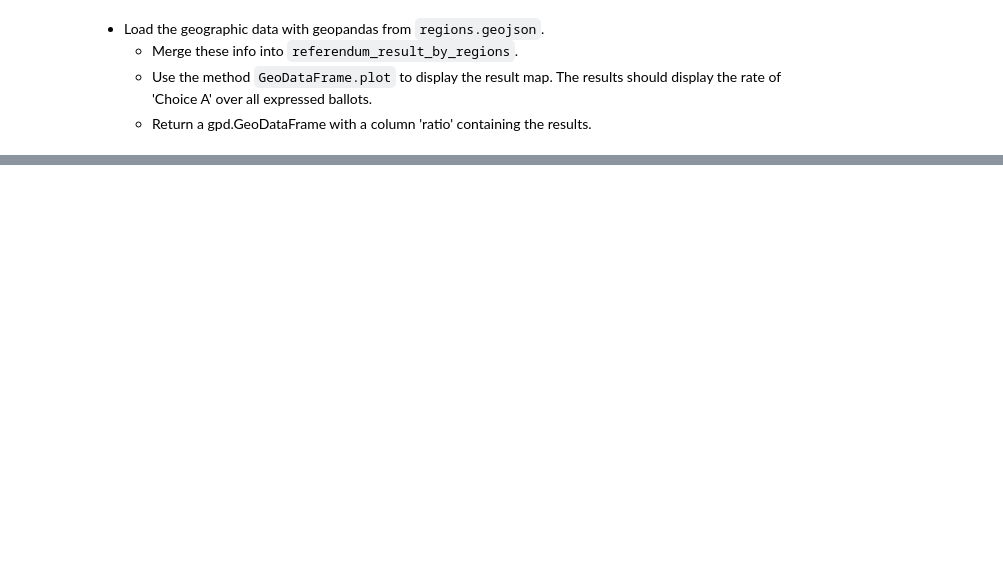
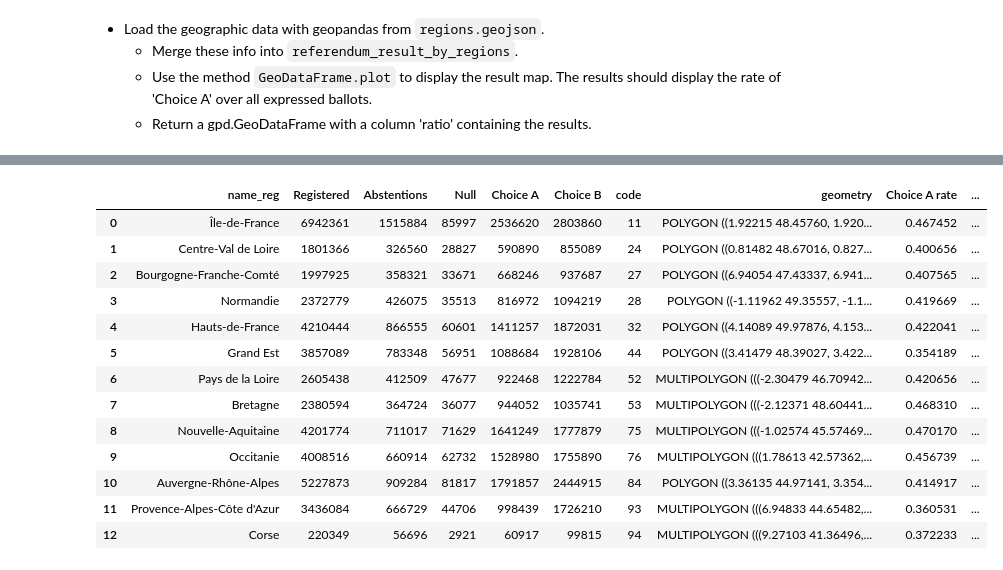
Before and after one commit to x-datascience-datacamp/2022-assignment-pandas, a Jupyter notebook: tests_notebook.ipynb, the cells around one changed output, grey strips where cells are left out. Saved outputs shown, nothing was run; the diff lists cells and outputs as text; code cells hidden in the pictures; blank space fills up the shorter version.

```diff
--- a/tests_notebook.ipynb
+++ b/tests_notebook.ipynb
@@ -135,0 +106,18 @@ Text(0.5, 1.0, 'Choice A rate per region in France')
+# %%
+referendum_result_by_regions_coordinates['ratio'] = referendum_result_by_regions_coordinates['Choice A']/(referendum_result_by_regions_coordinates['Choice A'] + referendum_result_by_regions_coordinates['Choice B'])
+referendum_result_by_regions_coordinates
+# %% [output]
+|  | name_reg | Registered | Abstentions | Null | Choice A | Choice B | code | geometry | Choice A rate | ... |
+| 0 | Île-de-France | 6942361 | 1515884 | 85997 | 2536620 | 2803860 | 11 | POLYGON ((1.92215 48.45760, 1.920... | 0.467452 | ... |
+| 1 | Centre-Val de Loire | 1801366 | 326560 | 28827 | 590890 | 855089 | 24 | POLYGON ((0.81482 48.67016, 0.827... | 0.400656 | ... |
+| 2 | Bourgogne-Franche-Comté | 1997925 | 358321 | 33671 | 668246 | 937687 | 27 | POLYGON ((6.94054 47.43337, 6.941... | 0.407565 | ... |
+| 3 | Normandie | 2372779 | 426075 | 35513 | 816972 | 1094219 | 28 | POLYGON ((-1.11962 49.35557, -1.1... | 0.419669 | ... |
+| 4 | Hauts-de-France | 4210444 | 866555 | 60601 | 1411257 | 1872031 | 32 | POLYGON ((4.14089 49.97876, 4.153... | 0.422041 | ... |
+| 5 | Grand Est | 3857089 | 783348 | 56951 | 1088684 | 1928106 | 44 | POLYGON ((3.41479 48.39027, 3.422... | 0.354189 | ... |
+| 6 | Pays de la Loire | 2605438 | 412509 | 47677 | 922468 | 1222784 | 52 | MULTIPOLYGON (((-2.30479 46.70942... | 0.420656 | ... |
+| 7 | Bretagne | 2380594 | 364724 | 36077 | 944052 | 1035741 | 53 | MULTIPOLYGON (((-2.12371 48.60441... | 0.468310 | ... |
+| 8 | Nouvelle-Aquitaine | 4201774 | 711017 | 71629 | 1641249 | 1777879 | 75 | MULTIPOLYGON (((-1.02574 45.57469... | 0.470170 | ... |
+| 9 | Occitanie | 4008516 | 660914 | 62732 | 1528980 | 1755890 | 76 | MULTIPOLYGON (((1.78613 42.57362,... | 0.456739 | ... |
+| 10 | Auvergne-Rhône-Alpes | 5227873 | 909284 | 81817 | 1791857 | 2444915 | 84 | POLYGON ((3.36135 44.97141, 3.354... | 0.414917 | ... |
+| 11 | Provence-Alpes-Côte d'Azur | 3436084 | 666729 | 44706 | 998439 | 1726210 | 93 | MULTIPOLYGON (((6.94833 44.65482,... | 0.360531 | ... |
+| 12 | Corse | 220349 | 56696 | 2921 | 60917 | 99815 | 94 | MULTIPOLYGON (((9.27103 41.36496,... | 0.372233 | ... |
```
Also changed, not shown: parts of 8 cells of this notebook, 1 other file.
